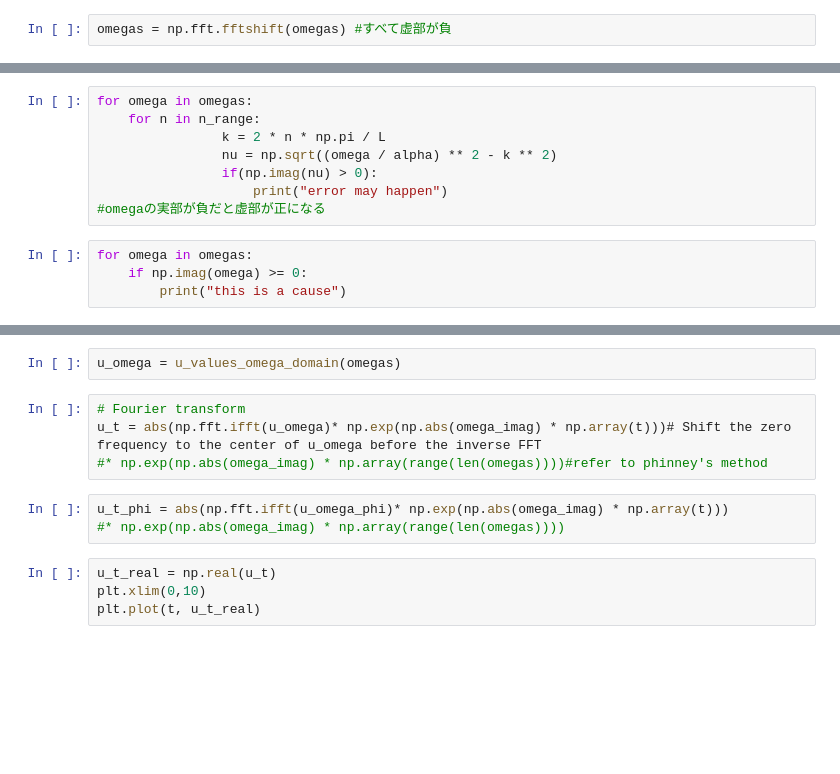
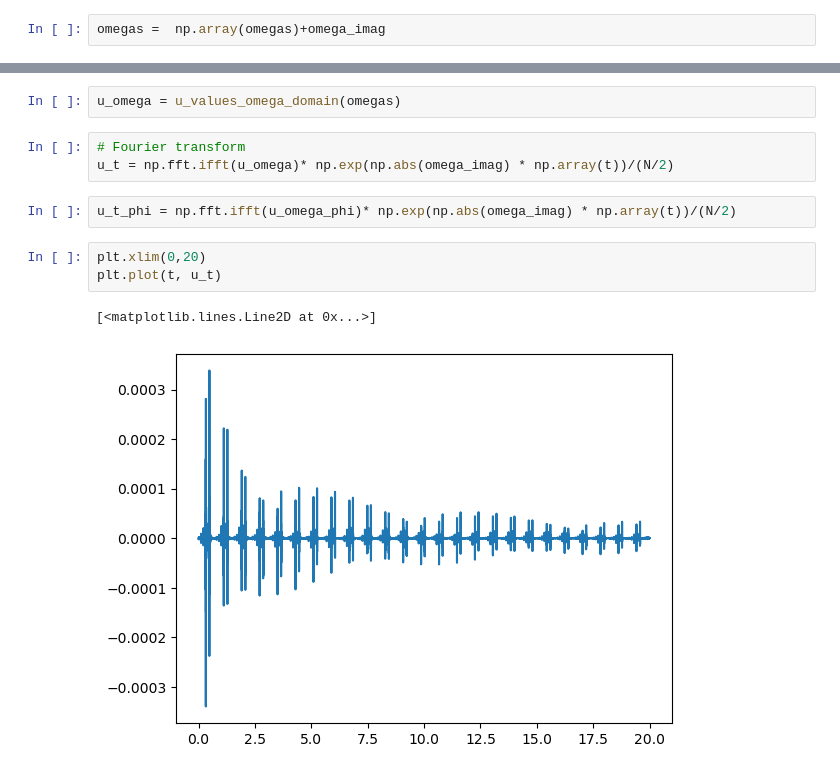
Before and after one commit to SKvr-46/Wavenumber_Spectrum, a Jupyter notebook: Untitled1.ipynb, the cells around one changed output, grey strips where cells are left out. Saved outputs shown, nothing was run; the diff lists cells and outputs as text; blank space fills up the shorter version.

```diff
--- a/Untitled1.ipynb
+++ b/Untitled1.ipynb
@@ -24,2 +33,2 @@ t = np.arange(0, t_fin, dt)
 # %%
-omegas = np.fft.fftshift(omegas) #すべて虚部が負
+omegas =  np.array(omegas)+omega_imag
@@ -31,12 +34,0 @@ for te in test:
-# %%
-for omega in omegas:
-    for n in n_range:
-                k = 2 * n * np.pi / L
-                nu = np.sqrt((omega / alpha) ** 2 - k ** 2)
-                if(np.imag(nu) > 0):
-                    print("error may happen")
-#omegaの実部が負だと虚部が正になる
-# %%
-for omega in omegas:
-    if np.imag(omega) >= 0:
-        print("this is a cause")
@@ -91,13 +74,13 @@ KeyboardInterrupt:
 u_omega = u_values_omega_domain(omegas)
 # %%
 # Fourier transform
-u_t = abs(np.fft.ifft(u_omega)* np.exp(np.abs(omega_imag) * np.array(t)))# Shift the zero frequency to the center of u_omega before the inverse FFT
-#* np.exp(np.abs(omega_imag) * np.array(range(len(omegas))))#refer to phinney's method
+u_t = np.fft.ifft(u_omega)* np.exp(np.abs(omega_imag) * np.array(t))/(N/2)
 # %%
-u_t_phi = abs(np.fft.ifft(u_omega_phi)* np.exp(np.abs(omega_imag) * np.array(t)))
-#* np.exp(np.abs(omega_imag) * np.array(range(len(omegas))))
+u_t_phi = np.fft.ifft(u_omega_phi)* np.exp(np.abs(omega_imag) * np.array(t))/(N/2)
 # %%
-u_t_real = np.real(u_t)
-plt.xlim(0,10)
-plt.plot(t, u_t_real)
+plt.xlim(0,20)
+plt.plot(t, u_t)
+# %% [output]
+[<matplotlib.lines.Line2D at 0x...>]
+[figure, added]
 # %%
```
Also changed, not shown: parts of 31 cells of this notebook, 1 other file.
